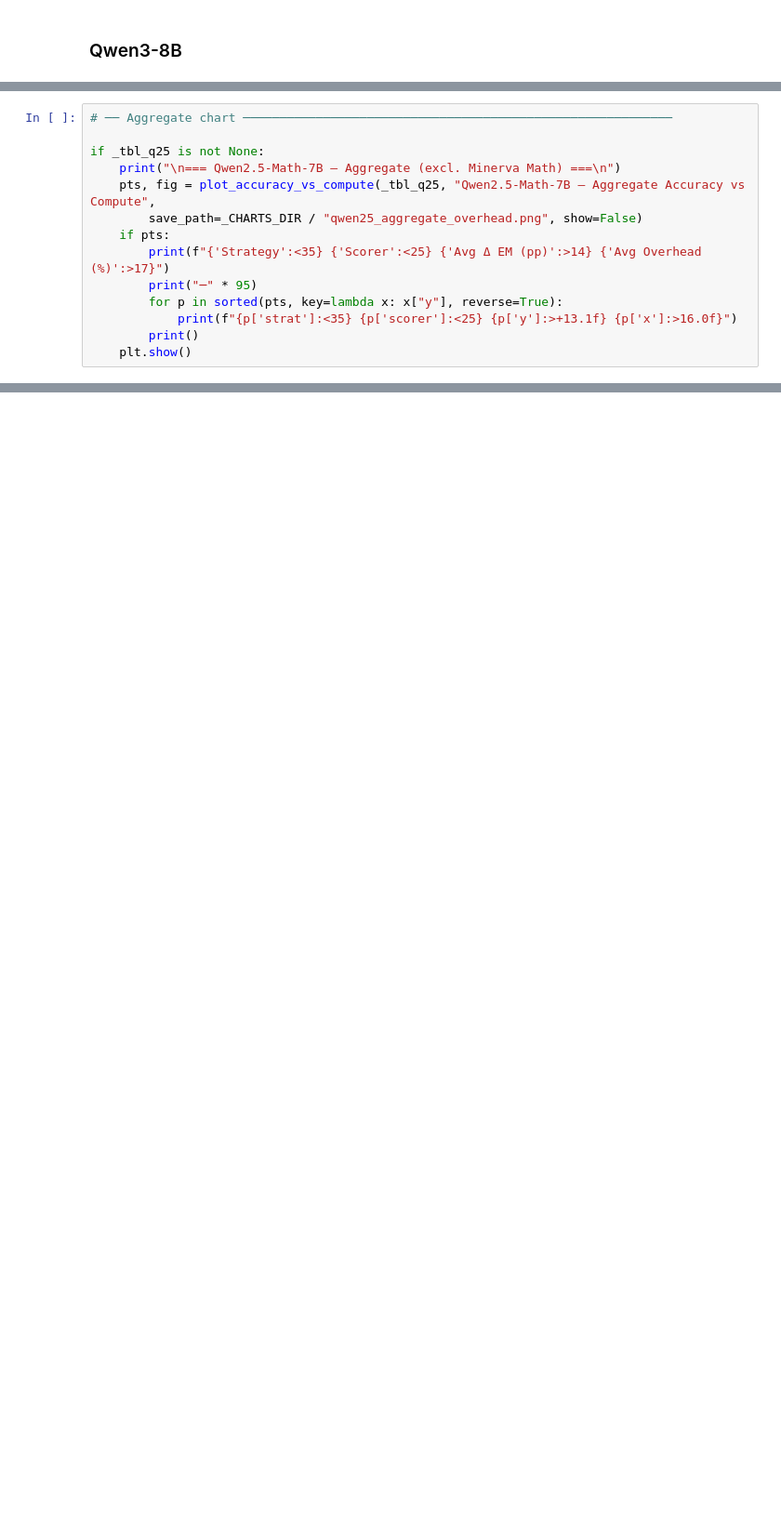
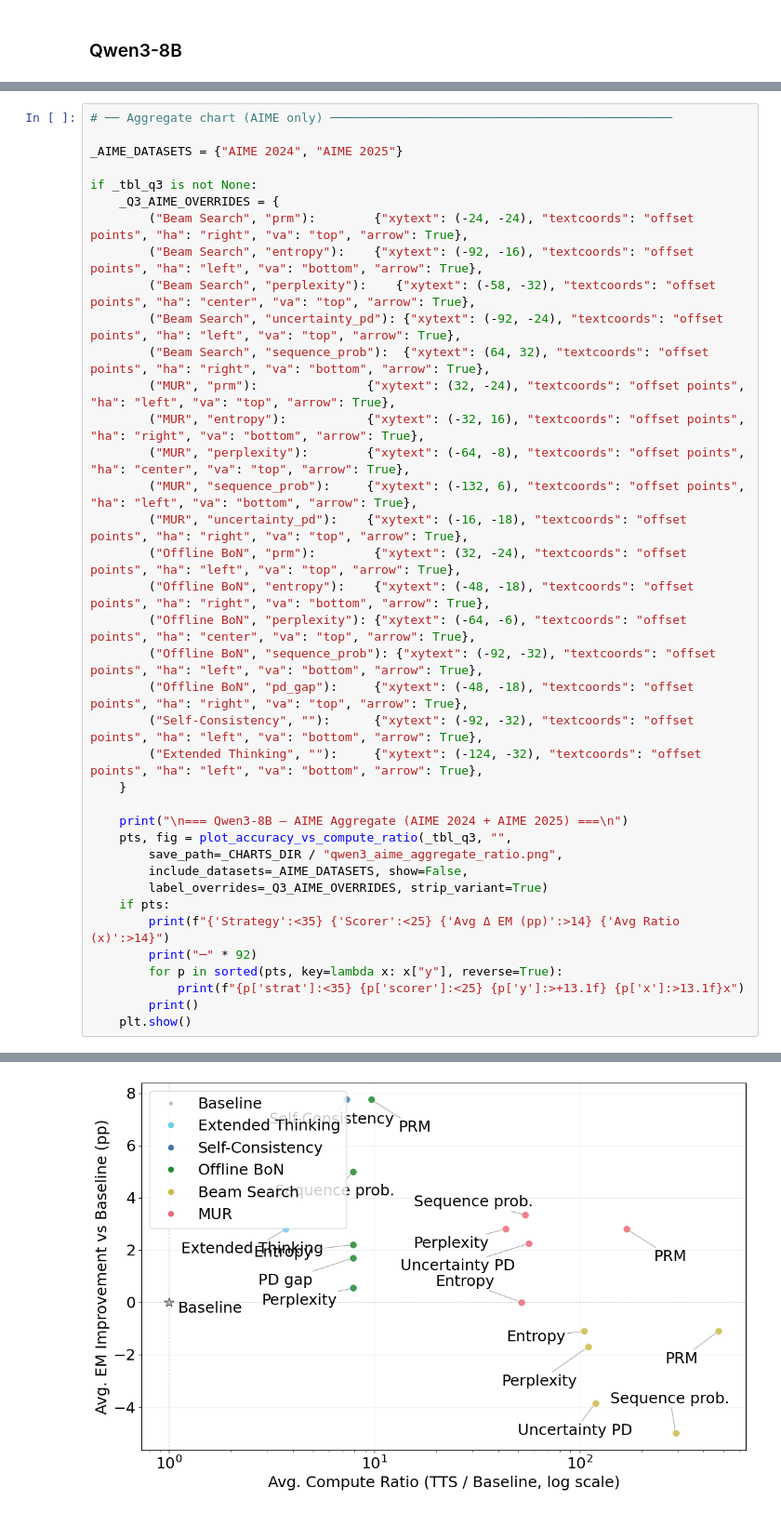
Before and after one commit to IINemo/llm-tts-service, a Jupyter notebook: notebooks/wandb_results_analysis.ipynb, the cells around one changed output, grey strips where cells are left out. Shown at 93% size. Drawn from its saved outputs; the diff is of its cells as text; blank space fills up the shorter version.

```diff
--- a/notebooks/wandb_results_analysis.ipynb
+++ b/notebooks/wandb_results_analysis.ipynb
@@ -6134,14 +6087,0 @@ else:
-# %%
-# ── Aggregate chart ───────────────────────────────────────────────────────────
-
-if _tbl_q25 is not None:
-    print("\n=== Qwen2.5-Math-7B — Aggregate (excl. Minerva Math) ===\n")
-    pts, fig = plot_accuracy_vs_compute(_tbl_q25, "Qwen2.5-Math-7B — Aggregate Accuracy vs Compute",
-        save_path=_CHARTS_DIR / "qwen25_aggregate_overhead.png", show=False)
-    if pts:
-        print(f"{'Strategy':<35} {'Scorer':<25} {'Avg Δ EM (pp)':>14} {'Avg Overhead (%)':>17}")
-        print("─" * 95)
-        for p in sorted(pts, key=lambda x: x["y"], reverse=True):
-            print(f"{p['strat']:<35} {p['scorer']:<25} {p['y']:>+13.1f} {p['x']:>16.0f}")
-        print()
-    plt.show()
@@ -6246,0 +6088,39 @@ Beam Search                         sequence_prob (min, w=5.0)          -2.5
+# %%
+# ── Aggregate chart (AIME only) ───────────────────────────────────────────────
+
+_AIME_DATASETS = {"AIME 2024", "AIME 2025"}
+
+if _tbl_q3 is not None:
+    _Q3_AIME_OVERRIDES = {
+        ("Beam Search", "prm"):        {"xytext": (-24, -24), "textcoords": "offset points", "ha": "right", "va": "top", "arrow": True},
+        ("Beam Search", "entropy"):    {"xytext": (-92, -16), "textcoords": "offset points", "ha": "left", "va": "bottom", "arrow": True},
+        ("Beam Search", "perplexity"):    {"xytext": (-58, -32), "textcoords": "offset points", "ha": "center", "va": "top", "arrow": True},
+        ("Beam Search", "uncertainty_pd"): {"xytext": (-92, -24), "textcoords": "offset points", "ha": "left", "va": "top", "arrow": True},
+        ("Beam Search", "sequence_prob"):  {"xytext": (64, 32), "textcoords": "offset points", "ha": "right", "va": "bottom", "arrow": True},
+        ("MUR", "prm"):               {"xytext": (32, -24), "textcoords": "offset points", "ha": "left", "va": "top", "arrow": True},
+        ("MUR", "entropy"):           {"xytext": (-32, 16), "textcoords": "offset points", "ha": "right", "va": "bottom", "arrow": True},
+        ("MUR", "perplexity"):        {"xytext": (-64, -8), "textcoords": "offset points", "ha": "center", "va": "top", "arrow": True},
+        ("MUR", "sequence_prob"):     {"xytext": (-132, 6), "textcoords": "offset points", "ha": "left", "va": "bottom", "arrow": True},
+        ("MUR", "uncertainty_pd"):    {"xytext": (-16, -18), "textcoords": "offset points", "ha": "right", "va": "top", "arrow": True},
+        ("Offline BoN", "prm"):        {"xytext": (32, -24), "textcoords": "offset points", "ha": "left", "va": "top", "arrow": True},
+        ("Offline BoN", "entropy"):    {"xytext": (-48, -18), "textcoords": "offset points", "ha": "right", "va": "bottom", "arrow": True},
+        ("Offline BoN", "perplexity"): {"xytext": (-64, -6), "textcoords": "offset points", "ha": "center", "va": "top", "arrow": True},
+        ("Offline BoN", "sequence_prob"): {"xytext": (-92, -32), "textcoords": "offset points", "ha": "left", "va": "bottom", "arrow": True},
+        ("Offline BoN", "pd_gap"):     {"xytext": (-48, -18), "textcoords": "offset points", "ha": "right", "va": "top", "arrow": True},
+        ("Self-Consistency", ""):      {"xytext": (-92, -32), "textcoords": "offset points", "ha": "left", "va": "bottom", "arrow": True},
+        ("Extended Thinking", ""):     {"xytext": (-124, -32), "textcoords": "offset points", "ha": "left", "va": "bottom", "arrow": True},
+    }
+
+    print("\n=== Qwen3-8B — AIME Aggregate (AIME 2024 + AIME 2025) ===\n")
+    pts, fig = plot_accuracy_vs_compute_ratio(_tbl_q3, "",
+        save_path=_CHARTS_DIR / "qwen3_aime_aggregate_ratio.png",
+        include_datasets=_AIME_DATASETS, show=False,
+        label_overrides=_Q3_AIME_OVERRIDES, strip_variant=True)
+    if pts:
+        print(f"{'Strategy':<35} {'Scorer':<25} {'Avg Δ EM (pp)':>14} {'Avg Ratio (x)':>14}")
+        print("─" * 92)
+        for p in sorted(pts, key=lambda x: x["y"], reverse=True):
+            print(f"{p['strat']:<35} {p['scorer']:<25} {p['y']:>+13.1f} {p['x']:>13.1f}x")
+        print()
+    plt.show()
+# %% [output]
@@ -6246,0 +6144 @@ Beam Search                         sequence_prob (min, w=5.0)          -2.5
+[figure, added]
```
Also changed, not shown: parts of 22 cells of this notebook, 1 other file.
